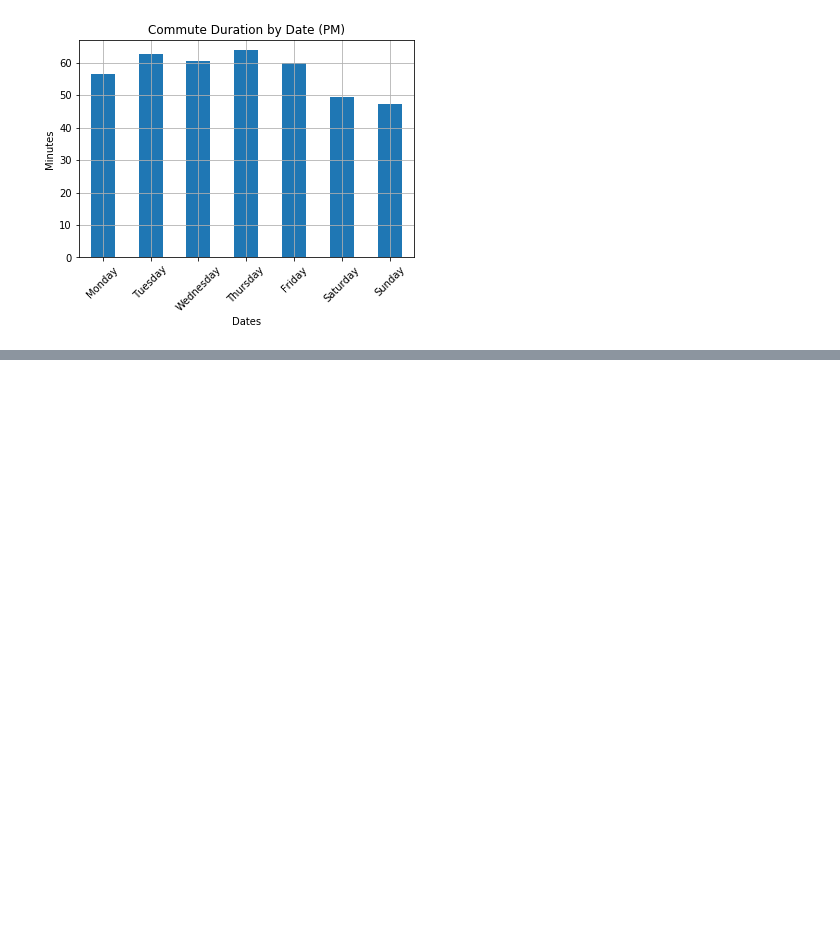
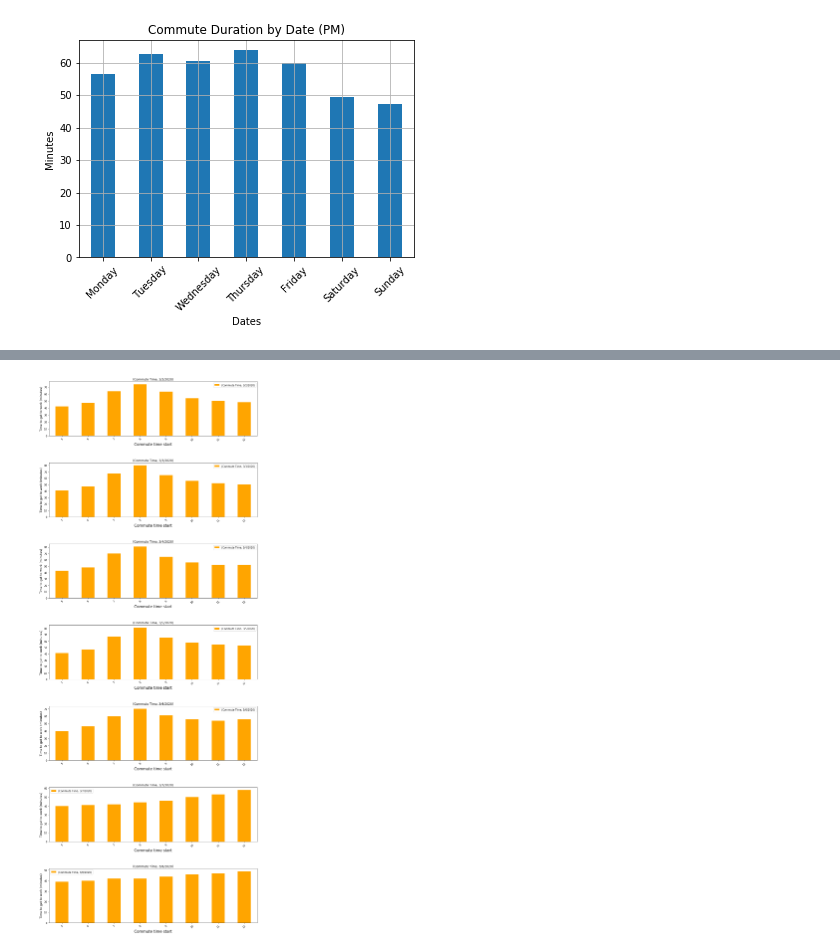
Before and after one commit to magcox5/CommuteChaos, a Jupyter notebook: Commute_Charts.ipynb, the cells around one changed output, grey strips where cells are left out. Drawn from its saved outputs; the diff is of its cells as text; code cells hidden in the pictures; blank space fills up the shorter version.

```diff
--- a/Commute_Charts.ipynb
+++ b/Commute_Charts.ipynb
@@ -248,3 +179,9 @@ plt.savefig("Commute duration by Date (PM).png")
 plt.show()
 # %% [output]
 [figure]
+# %%
+#reformat the data before graphing it on subplot
+
+work_data = csv_to_work.groupby(["Commute Start", "Commute Date"]).agg({"Commute Time": "mean"})
+reformat_data = work_data.unstack()
+reformat_data
@@ -250,0 +200,13 @@ plt.show()
+# %%
+# Create 7 bar charts, one for each day of week, with start times we have stored as x-axis
+#https://pandas.pydata.org/pandas-docs/stable/reference/api/pandas.DataFrame.plot.bar.html
+
+work_bar_chart = reformat_data.plot.bar(figsize=(15,40), rot=45, subplots=True, sharex=False, color="orange")
+plt.subplots_adjust(hspace = 0.5)
+for i in work_bar_chart:
+    i.set_ylabel("Time to get to work (minutes)", fontsize = '12')
+    i.set_xlabel("Commute time start", fontsize ='15')
+
+plt.savefig("images/ work commute by hour(AM).png")
+# %% [output]
+[figure, added]
```
Also changed, not shown: parts of 15 cells of this notebook.
